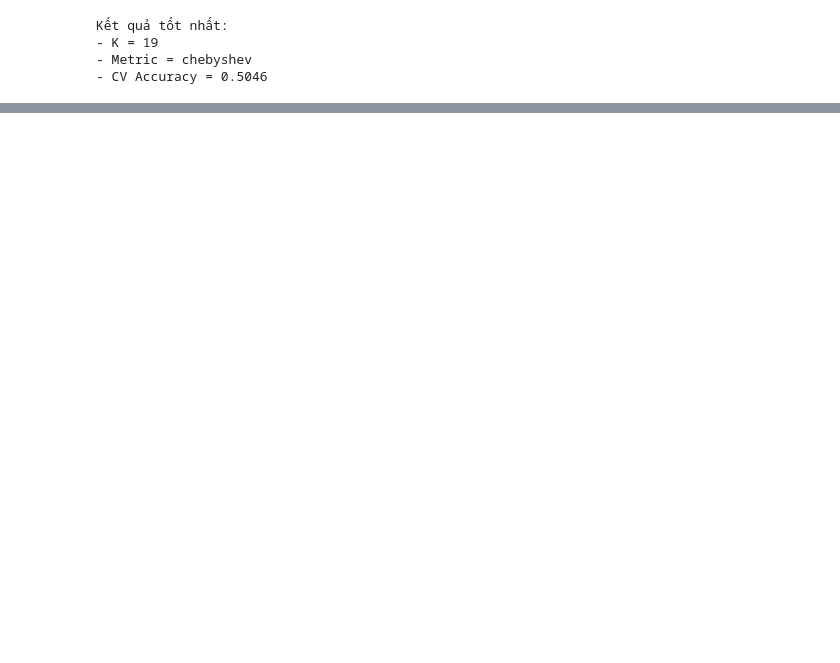
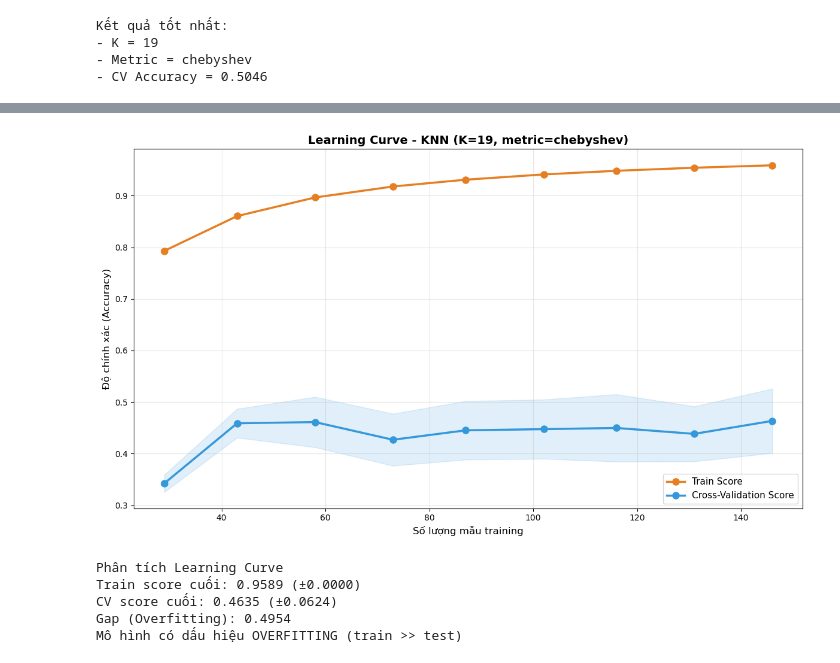
Before and after one commit to trsilwi02/Football-Outcome-Prediction-Expert-System, a Jupyter notebook: KNN/main.ipynb, the cells around one changed output, grey strips where cells are left out. Cells and saved outputs as stored; diff of their text form; code cells hidden in the pictures; blank space fills up the shorter version.

Commit message:
Add Demo and Learning Curve

```diff
--- a/KNN/main.ipynb
+++ b/KNN/main.ipynb
@@ -320,0 +394,62 @@ weighted avg       0.49      0.51      0.48       146
+# %%
+from sklearn.model_selection import learning_curve
+
+# Tạo learning curve với mô hình tốt nhất
+train_sizes, train_scores, test_scores = learning_curve(
+    best_model,
+    X_train_scaled,
+    y_train,
+    cv=tscv,
+    n_jobs=-1,
+    train_sizes=np.linspace(0.1, 1.0, 10),
+    scoring='accuracy'
+)
+
+# Tính mean và std
+train_mean = np.mean(train_scores, axis=1)
+train_std = np.std(train_scores, axis=1)
+test_mean = np.mean(test_scores, axis=1)
+test_std = np.std(test_scores, axis=1)
+
+# Biểu đồ
+plt.figure(figsize=(12, 7))
+
+# Vùng uncertainty (độ lệch chuẩn)
+plt.fill_between(train_sizes, train_mean - train_std, train_mean + train_std,
+                 alpha=0.15, color='#e67e22')
+plt.fill_between(train_sizes, test_mean - test_std, test_mean + test_std,
+                 alpha=0.15, color='#3498db')
+
+# Đường chính
+plt.plot(train_sizes, train_mean, 'o-', color='#e67e22', linewidth=2.5,
+         markersize=8, label='Train Score')
+plt.plot(train_sizes, test_mean, 'o-', color='#3498db', linewidth=2.5,
+         markersize=8, label='Cross-Validation Score')
+
+plt.xlabel('Số lượng mẫu training', fontsize=12)
+plt.ylabel('Độ chính xác (Accuracy)', fontsize=12)
+plt.title(f'Learning Curve - KNN (K={best_k}, metric={best_metric})',
+          fontsize=14, fontweight='bold')
+plt.legend(loc='lower right', fontsize=11)
+plt.grid(True, alpha=0.3)
+plt.tight_layout()
+plt.show()
+
+print("Phân tích Learning Curve")
+print(f"Train score cuối: {train_mean[-1]:.4f} (±{train_std[-1]:.4f})")
+print(f"CV score cuối: {test_mean[-1]:.4f} (±{test_std[-1]:.4f})")
+print(f"Gap (Overfitting): {train_mean[-1] - test_mean[-1]:.4f}")
+
+if train_mean[-1] - test_mean[-1] > 0.1:
+    print("Mô hình có dấu hiệu OVERFITTING (train >> test)")
+elif test_mean[-1] < 0.4:
+    print("Mô hình có dấu hiệu UNDERFITTING (cả 2 đều thấp)")
+else:
+    print("Mô hình có độ cân bằng tốt")
+# %% [output]
+[figure, added]
+Phân tích Learning Curve
+Train score cuối: 0.9589 (±0.0000)
+CV score cuối: 0.4635 (±0.0624)
+Gap (Overfitting): 0.4954
+Mô hình có dấu hiệu OVERFITTING (train >> test)
```
Also changed, not shown: parts of 4 cells of this notebook.
